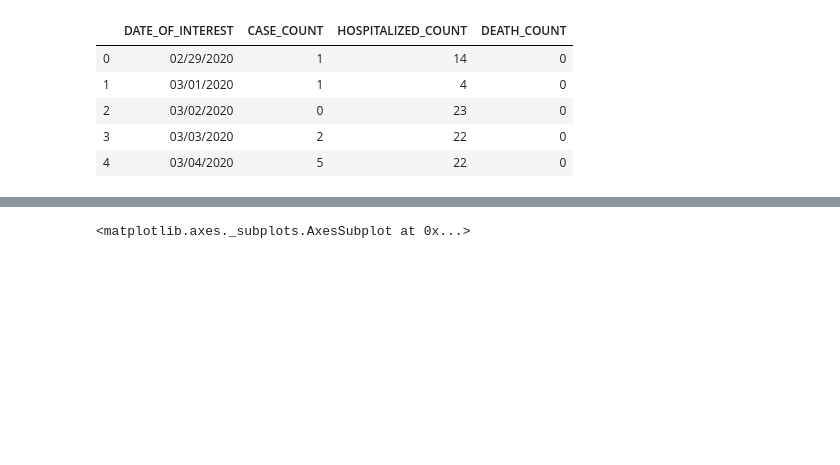
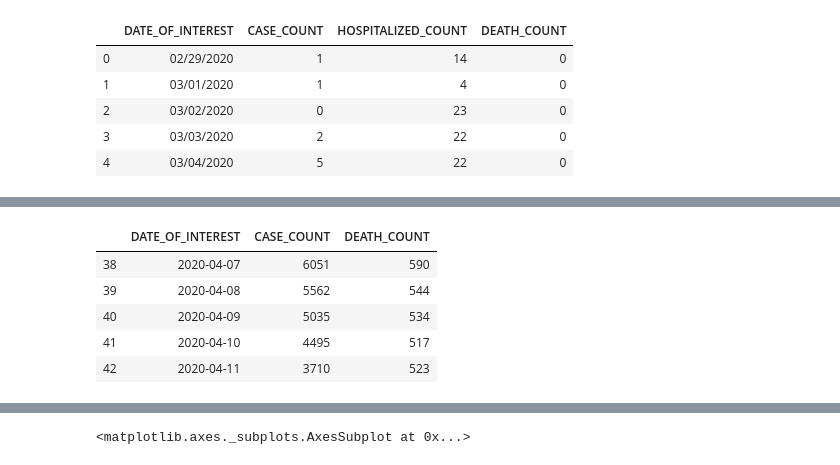
Before and after one commit to sprerak48/team-mavericks-coronaviruspredictions, a Jupyter notebook: src/python/Initial EDA .ipynb, the cells around one changed output, grey strips where cells are left out. Saved outputs shown, nothing was run; the diff lists cells and outputs as text; code cells hidden in the pictures; blank space fills up the shorter version.

```diff
--- a/src/python/Initial EDA .ipynb
+++ b/src/python/Initial EDA .ipynb
@@ -26,0 +86,9 @@ df.head()
+# %%
+actual_label_df.head() #X_test
+# %% [output]
+|  | DATE_OF_INTEREST | CASE_COUNT | DEATH_COUNT |
+| 38 | 2020-04-07 | 6051 | 590 |
+| 39 | 2020-04-08 | 5562 | 544 |
+| 40 | 2020-04-09 | 5035 | 534 |
+| 41 | 2020-04-10 | 4495 | 517 |
+| 42 | 2020-04-11 | 3710 | 523 |
```
Also changed, not shown: parts of 22 cells of this notebook.
